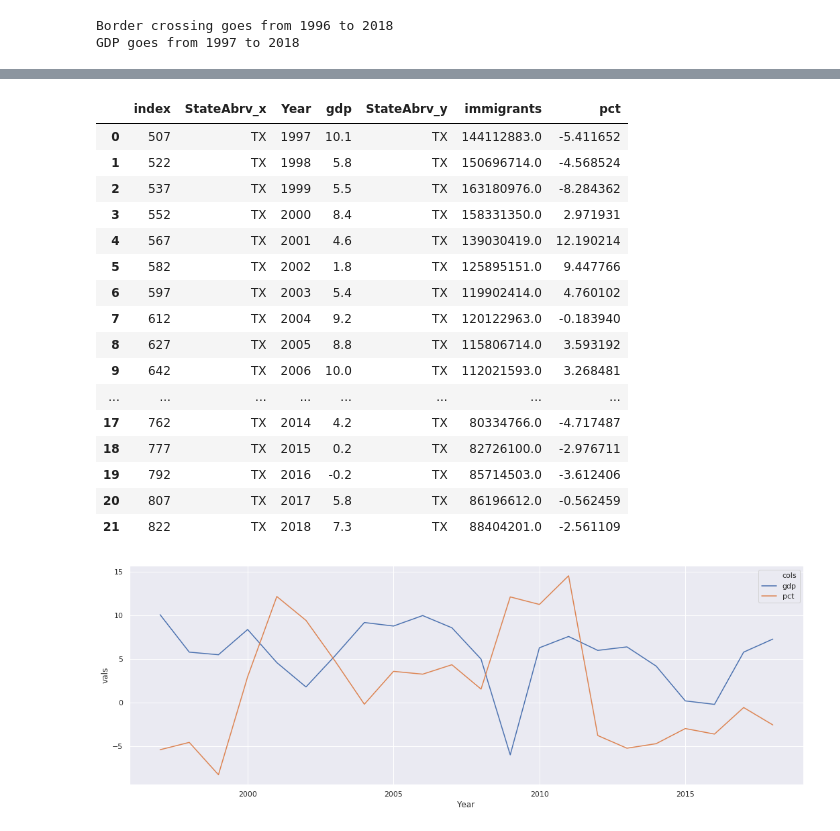
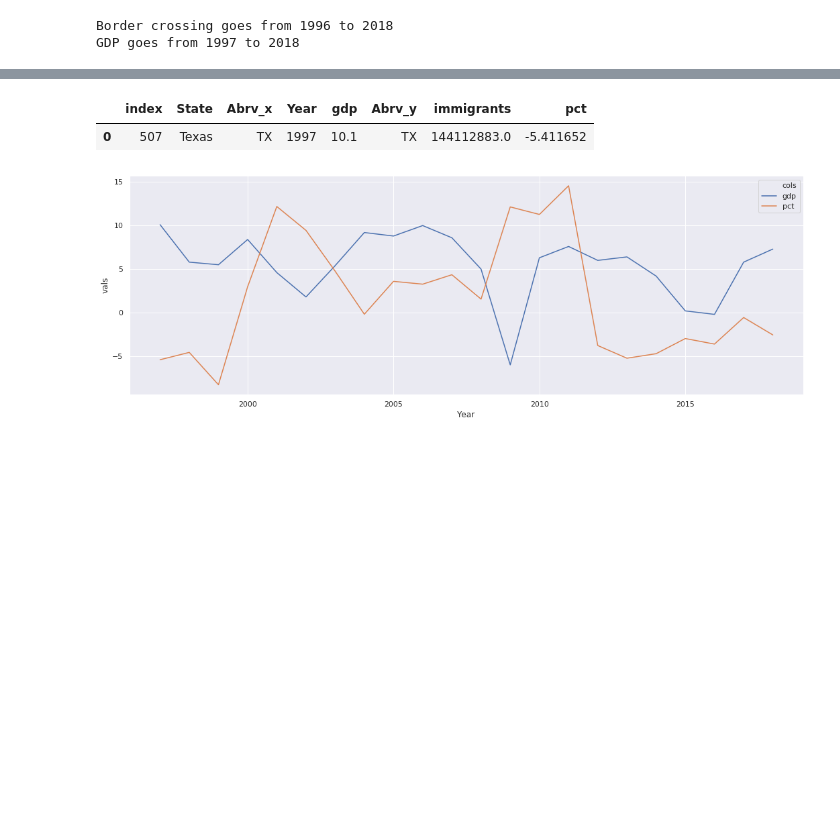
Before and after one commit to maxrgnt/economic-eda-by-state, a Jupyter notebook: EDA.ipynb, the cells around one changed output, grey strips where cells are left out. Saved outputs shown, nothing was run; the diff lists cells and outputs as text; code cells hidden in the pictures; blank space fills up the shorter version.

```diff
--- a/EDA.ipynb
+++ b/EDA.ipynb
@@ -112,9 +104,9 @@ fig.show()
 # %% [output]
 [interactive output not drawn]
 # %%
-brdr = df[["StateAbrv","Year","Value"]]
-brdr = brdr[brdr['StateAbrv']=='TX']
-brdr = brdr.groupby(['Year','StateAbrv'])[['Value']].sum().reset_index()
+brdr = df[["Abrv","Year","Value"]]
+brdr = brdr[brdr['Abrv']=='TX']
+brdr = brdr.groupby(['Year','Abrv'])[['Value']].sum().reset_index()
 
 url='https://raw.githubusercontent.com/maxrgnt/pythdc2-project2/master/data/pctChangeGDP.csv# read in the data'
 gdp_raw = pd.read_csv(url)
@@ -126,2 +118,2 @@ gdp_raw.sample(2)
 # %%
-gdp = gdp[gdp['StateAbrv']=='TX'].reset_index()
+gdp = gdp_raw[gdp_raw['Abrv']=='TX'].reset_index()
@@ -194,23 +183,8 @@ print(gdp)
 gdp['Year'] = gdp['Year'].astype(int)
 new = gdp.merge(brdr, how = 'left', left_on='Year', right_on='Year',sort=True)
 # %%
-new
+new.sample(1)
 # %% [output]
-|  | index | StateAbrv_x | Year | gdp | StateAbrv_y | immigrants | pct |
-| 0 | 507 | TX | 1997 | 10.1 | TX | 144112883.0 | -5.411652 |
-| 1 | 522 | TX | 1998 | 5.8 | TX | 150696714.0 | -4.568524 |
-| 2 | 537 | TX | 1999 | 5.5 | TX | 163180976.0 | -8.284362 |
-| 3 | 552 | TX | 2000 | 8.4 | TX | 158331350.0 | 2.971931 |
-| 4 | 567 | TX | 2001 | 4.6 | TX | 139030419.0 | 12.190214 |
-| 5 | 582 | TX | 2002 | 1.8 | TX | 125895151.0 | 9.447766 |
-| 6 | 597 | TX | 2003 | 5.4 | TX | 119902414.0 | 4.760102 |
-| 7 | 612 | TX | 2004 | 9.2 | TX | 120122963.0 | -0.183940 |
-| 8 | 627 | TX | 2005 | 8.8 | TX | 115806714.0 | 3.593192 |
-| 9 | 642 | TX | 2006 | 10.0 | TX | 112021593.0 | 3.268481 |
-| ... | ... | ... | ... | ... | ... | ... | ... |
-| 17 | 762 | TX | 2014 | 4.2 | TX | 80334766.0 | -4.717487 |
-| 18 | 777 | TX | 2015 | 0.2 | TX | 82726100.0 | -2.976711 |
-| 19 | 792 | TX | 2016 | -0.2 | TX | 85714503.0 | -3.612406 |
-| 20 | 807 | TX | 2017 | 5.8 | TX | 86196612.0 | -0.562459 |
-| 21 | 822 | TX | 2018 | 7.3 | TX | 88404201.0 | -2.561109 |
+|  | index | State | Abrv_x | Year | gdp | Abrv_y | immigrants | pct |
+| 0 | 507 | Texas | TX | 1997 | 10.1 | TX | 144112883.0 | -5.411652 |
 # %%
```
Also changed, not shown: parts of 9 cells of this notebook.
